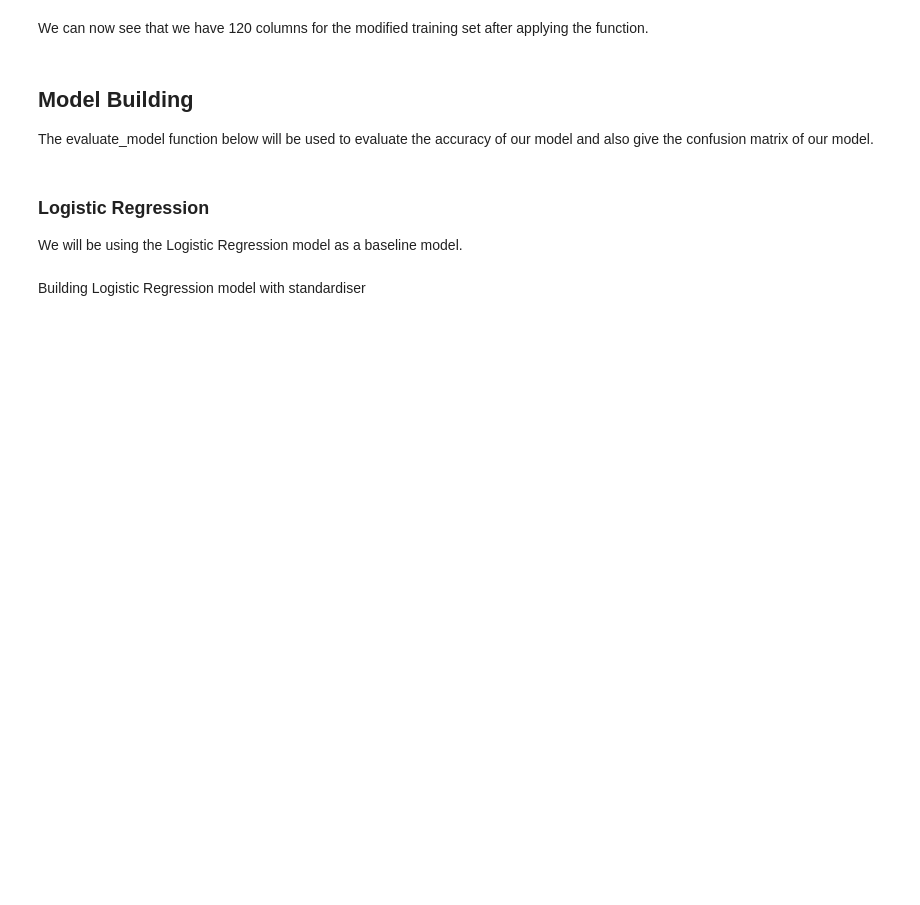
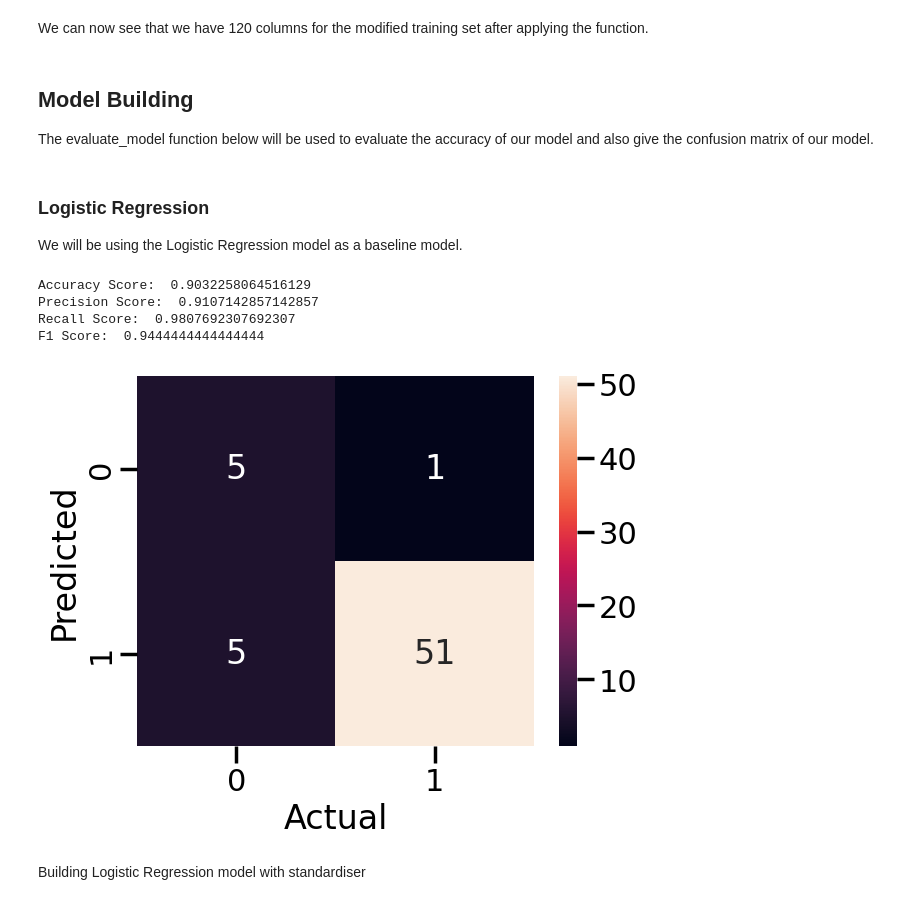
Before and after one commit to xxiamdsk/lungs-cancer, a Jupyter notebook: Notebook/Lungs Cancer Prediction.ipynb, the cells around one changed output. Cells and saved outputs as stored; diff of their text form; code cells hidden in the pictures; blank space fills up the shorter version.

```diff
--- a/Notebook/Lungs Cancer Prediction.ipynb
+++ b/Notebook/Lungs Cancer Prediction.ipynb
@@ -169,5 +311,5 @@ print("Shape of y: ", y.shape)
 # %%
-X_train, X_test, y_train, y_test = train_test_split(X, y, test_size = 0.2, random_state = 0)
+X_train, X_test_p, y_train, y_test = train_test_split(X, y, test_size = 0.2, random_state = 0)
 # %% [markdown]
 ## Feature Engineering
 # %%
@@ -229,6 +379,12 @@ lr_clf_pred = lr_clf.predict(X_test)
 # %%
-y_pred = lr_clf.predict(X_test)
+y_pred = lr_clf.predict(X_test_p)
 evaluate_model(y_test, y_pred)
+# %% [output]
+Accuracy Score:  0.9032258064516129
+Precision Score:  0.9107142857142857
+Recall Score:  0.9807692307692307
+F1 Score:  0.9444444444444444
+[figure, added]
 # %% [markdown]
 Building Logistic Regression model with standardiser
 # %%
```
Also changed, not shown: parts of 45 cells of this notebook, 14 other files.
